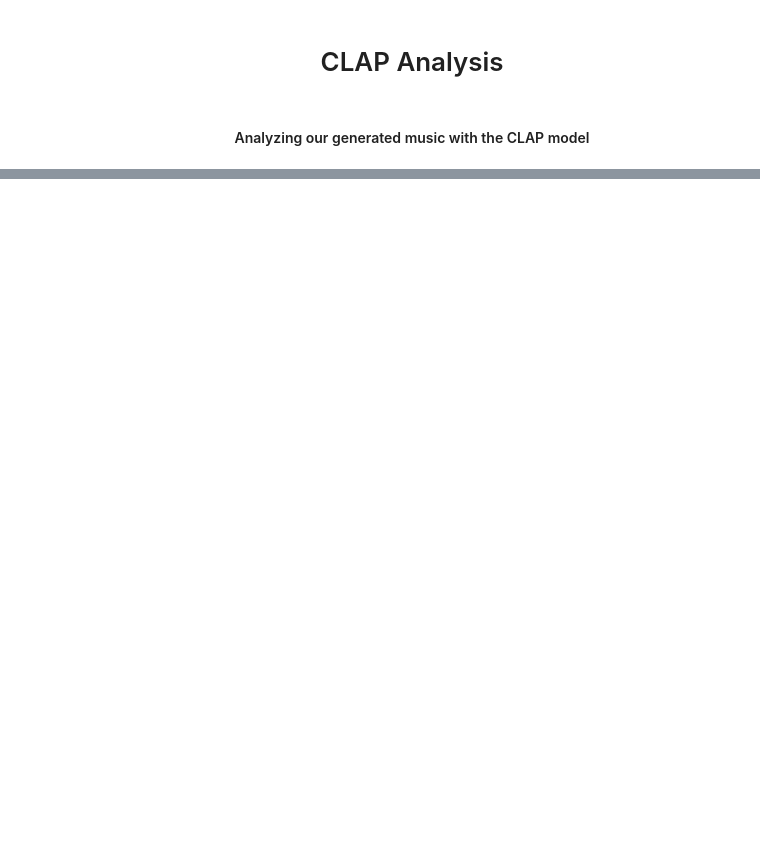
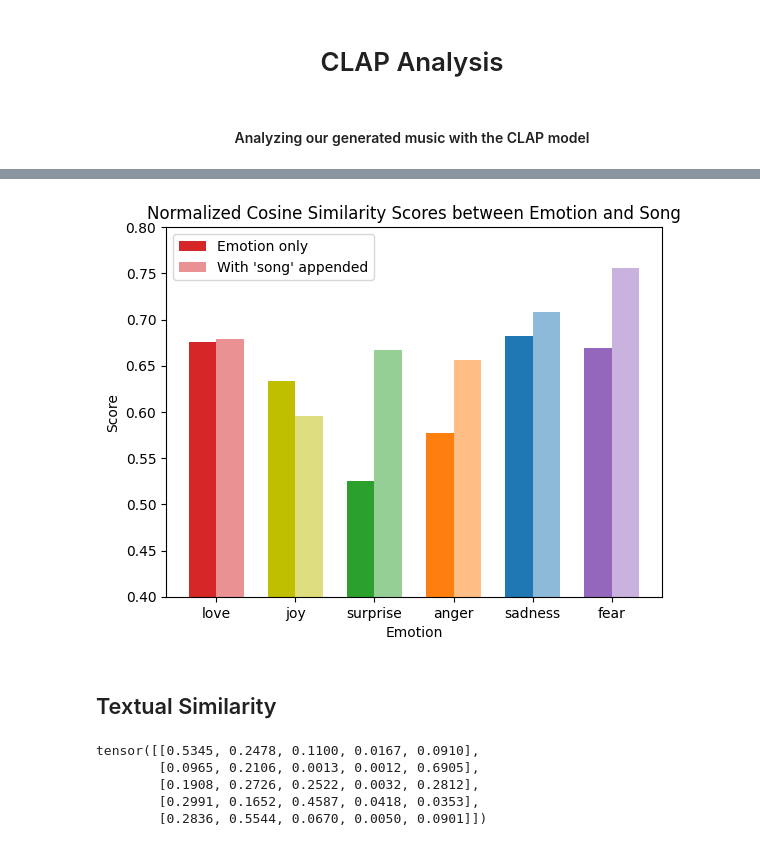
Before and after one commit to chasewes/PAGES, a Jupyter notebook: clap_analysis.ipynb, the cells around one changed output, grey strips where cells are left out. Drawn from its saved outputs; the diff is of its cells as text; code cells hidden in the pictures; blank space fills up the shorter version.

```diff
--- a/clap_analysis.ipynb
+++ b/clap_analysis.ipynb
@@ -243,0 +238,22 @@ plt.show()
+# %%
+vals = analysis_model.analyze(audio_file, classes, batch_duration=0)
+song_vals = analysis_model.analyze(audio_file, song_classes, batch_duration=0)
+x = np.arange(len(classes))
+width = 0.35
+colors = ["C3", "y", "C2", "C1", "C0", "C4"]
+
+plt.bar(x-width/2, (vals.squeeze().numpy()+1)/2, width=width, color=colors, label="Emotion only")
+plt.bar(x+width/2, (song_vals.squeeze().numpy()+1)/2, width=width, color=colors, alpha=0.5, label="With 'song' appended")
+
+plt.xlabel("Emotion")
+plt.ylabel("Score")
+plt.xticks(x, classes)
+# plt.yscale('log')
+plt.ylim(.4, .8)
+plt.legend()
+plt.title("Normalized Cosine Similarity Scores between Emotion and Song")
+plt.show()
+# %% [output]
+[figure, added]
+# %% [markdown]
+## Textual Similarity
@@ -243,0 +281,13 @@ plt.show()
+# %%
+inputs = analysis_model.processor(text=texts, audios=songs, return_tensors="pt", padding=True, sampling_rate=48000)
+with torch.no_grad():
+    outputs = analysis_model.model(**inputs)
+
+probs = outputs.logits_per_audio.softmax(dim=-1)
+probs
+# %% [output]
+tensor([[0.5345, 0.2478, 0.1100, 0.0167, 0.0910],
+        [0.0965, 0.2106, 0.0013, 0.0012, 0.6905],
+        [0.1908, 0.2726, 0.2522, 0.0032, 0.2812],
+        [0.2991, 0.1652, 0.4587, 0.0418, 0.0353],
+        [0.2836, 0.5544, 0.0670, 0.0050, 0.0901]])
```
Also changed, not shown: parts of 30 cells of this notebook, 24 other files.
